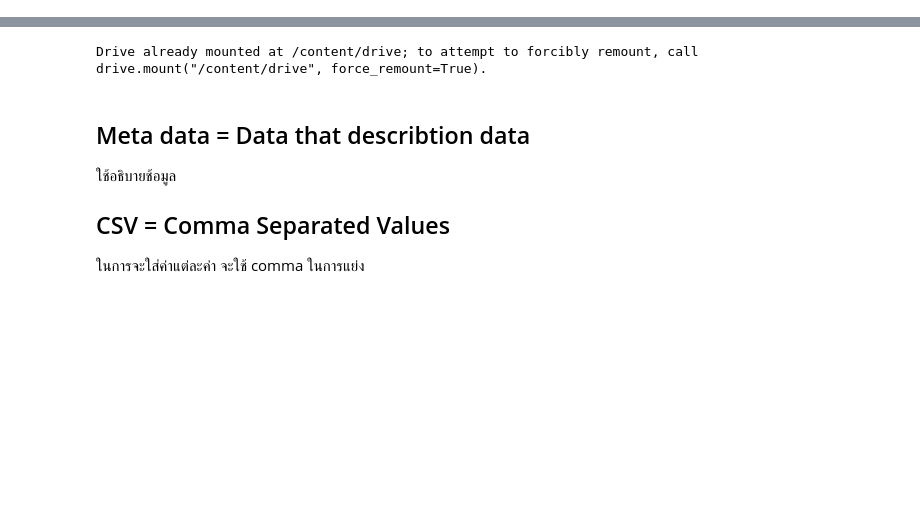
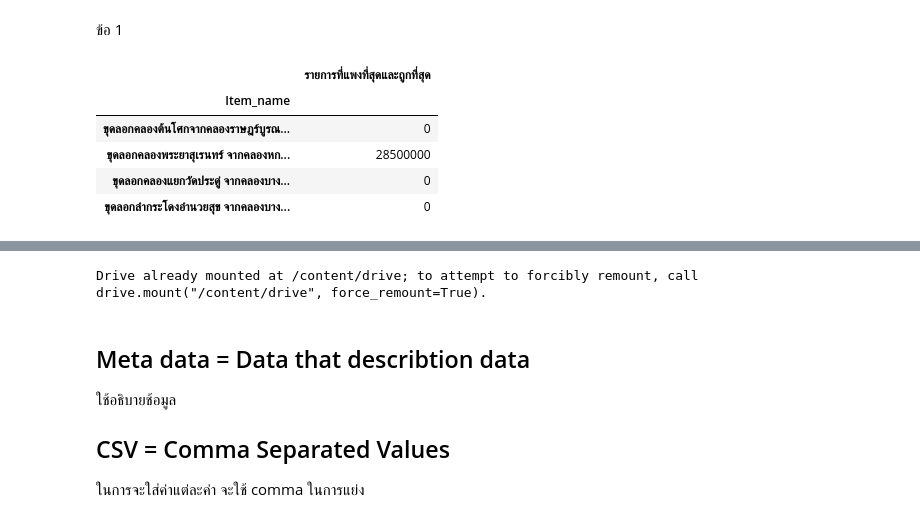
Before and after one commit to Mujune/python_dataviz2023, a Jupyter notebook: Pandas101.ipynb, the cells around one changed output, grey strips where cells are left out. Cells and saved outputs as stored; diff of their text form; code cells hidden in the pictures; blank space fills up the shorter version.

```diff
--- a/Pandas101.ipynb
+++ b/Pandas101.ipynb
@@ -9,0 +22,13 @@
+# %% [markdown]
+ข้อ 1
+# %%
+result1 = data0.groupby('Item_name')['Approved_buget'].aggregate(['max'])
+res1 = result1[(result1['max']==28500000)|(result1['max']== 0)]
+res1.rename(columns={'max': 'รายการที่แพงที่สุดและถูกที่สุด'})
+# %% [output]
+|  | รายการที่แพงที่สุดและถูกที่สุด |
+| Item_name |  |
+| ขุดลอกคลองต้นโศกจากคลองราษฎร์บูรณ... | 0 |
+| ขุดลอกคลองพระยาสุเรนทร์ จากคลองหก... | 28500000 |
+| ขุดลอกคลองแยกวัดประดู่ จากคลองบาง... | 0 |
+| ขุดลอกลำกระโดงอำนวยสุข จากคลองบาง... | 0 |
```
Also changed, not shown: parts of 10 cells of this notebook.
